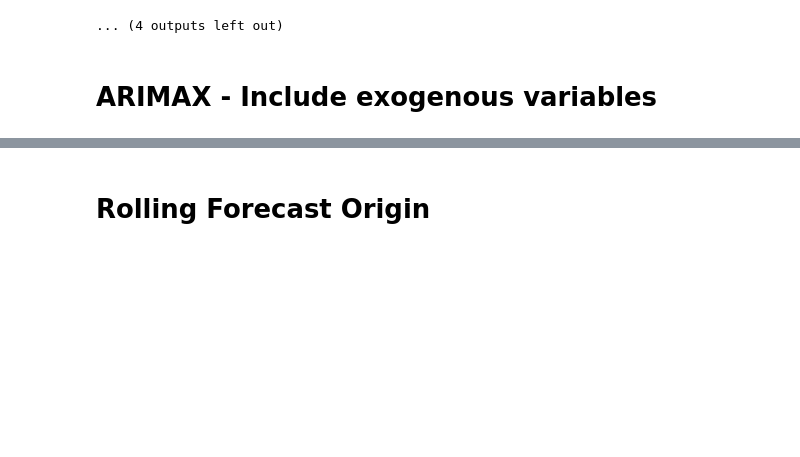
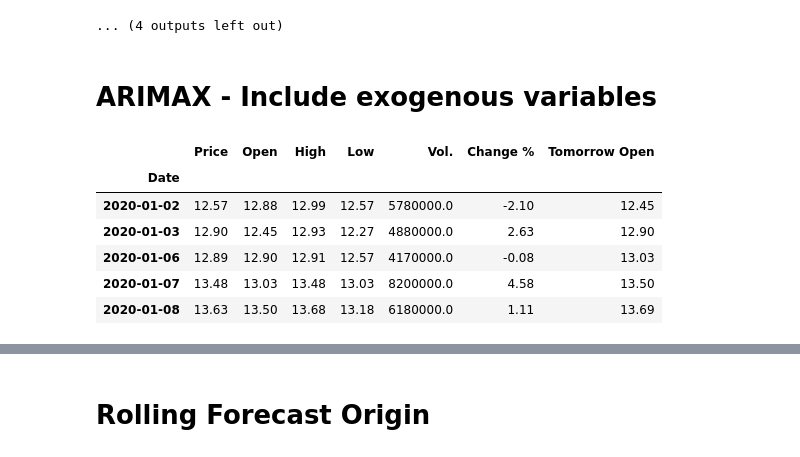
Before and after one commit to Ilvecho/Value-Investor, a Jupyter notebook: Project_5.ipynb, the cells around one changed output, grey strips where cells are left out. Drawn from its saved outputs; the diff is of its cells as text; code cells hidden in the pictures; blank space fills up the shorter version.

```diff
--- a/Project_5.ipynb
+++ b/Project_5.ipynb
@@ -390,6 +393,16 @@ with open('/content/gdrive/MyDrive/P5_files/performance.pkl', 'wb') as handle:
 # %%
 with open('/content/gdrive/MyDrive/P5_files/performance.pkl', 'rb') as handle:
   performance = pickle.load(handle)
+# %%
+data['Brazil'].head()
+# %% [output]
+|  | Price | Open | High | Low | Vol. | Change % | Tomorrow Open |
+| Date |  |  |  |  |  |  |  |
+| 2020-01-02 | 12.57 | 12.88 | 12.99 | 12.57 | 5780000.0 | -2.10 | 12.45 |
+| 2020-01-03 | 12.90 | 12.45 | 12.93 | 12.27 | 4880000.0 | 2.63 | 12.90 |
+| 2020-01-06 | 12.89 | 12.90 | 12.91 | 12.57 | 4170000.0 | -0.08 | 13.03 |
+| 2020-01-07 | 13.48 | 13.03 | 13.48 | 13.03 | 8200000.0 | 4.58 | 13.50 |
+| 2020-01-08 | 13.63 | 13.50 | 13.68 | 13.18 | 6180000.0 | 1.11 | 13.69 |
 # %%
 train_end = datetime(2020,12,31)
 plot = False
```
Also changed, not shown: parts of 9 cells of this notebook.
